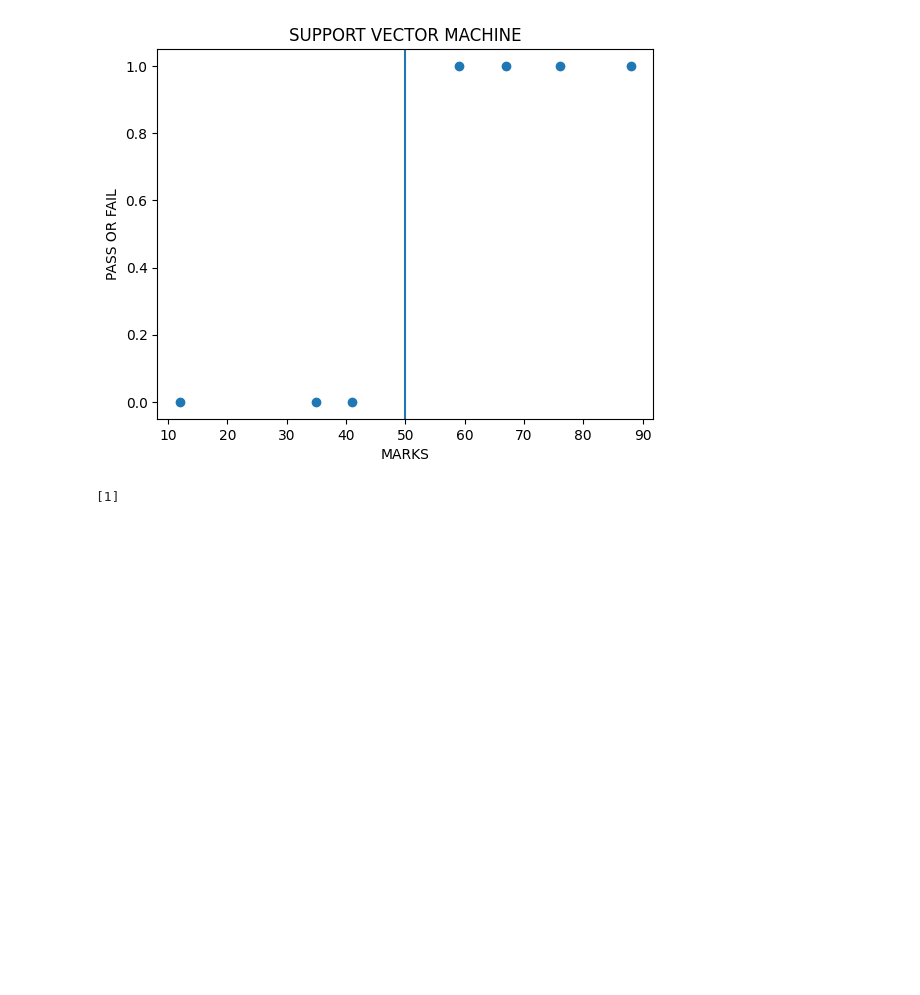
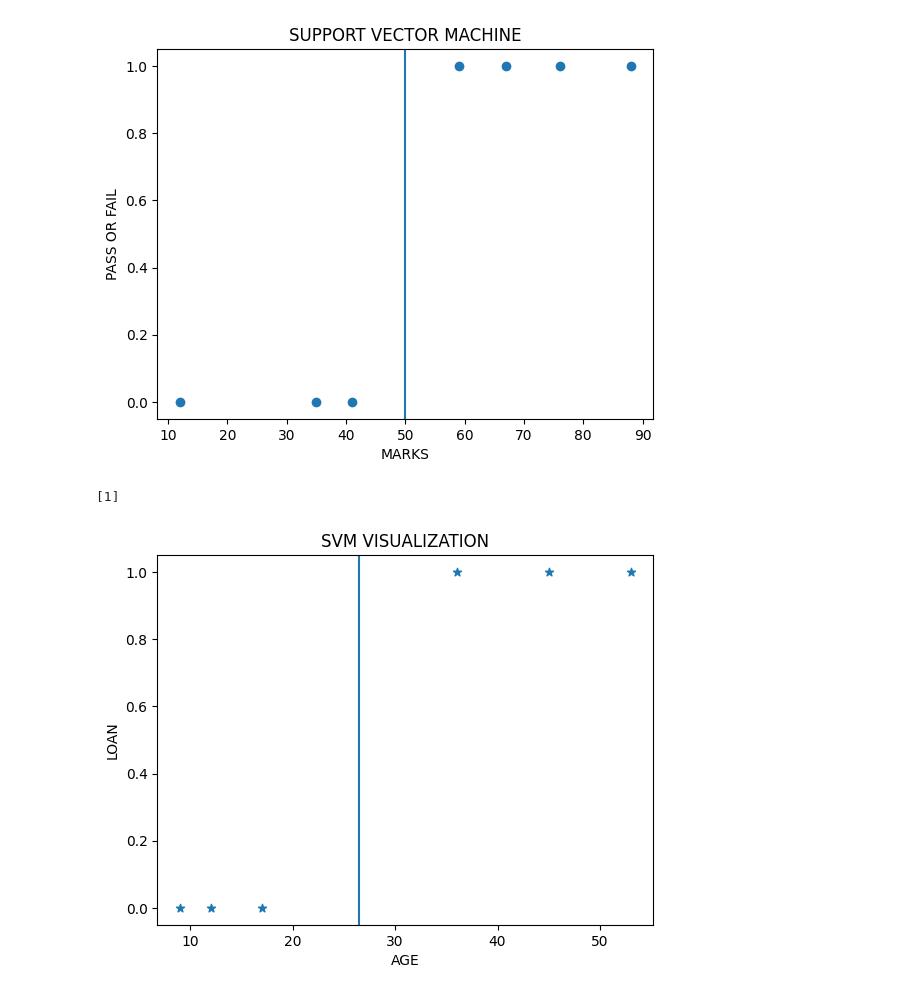
Before and after one commit to keerthimareedu3/keerthi, a Jupyter notebook: MACHINE_LEARNING.ipynb, the cells around one changed output. Cells and saved outputs as stored; diff of their text form; code cells hidden in the pictures; blank space fills up the shorter version.

```diff
--- a/MACHINE_LEARNING.ipynb
+++ b/MACHINE_LEARNING.ipynb
@@ -1553,19 +1552,30 @@ plt.show()
 # %%
 import pandas as pd
 from sklearn.model_selection import train_test_split
 from sklearn.svm import SVC
 import matplotlib.pyplot as plt
-
+import warnings
+warnings.filterwarnings("ignore")
 values={
     "age":[17,45,12,9,53,36],
     "loan":[0,1,0,0,1,1]
 }
 df=pd.DataFrame(values)
 x=df.drop("loan",axis="columns")
 y=df["loan"]
 x_train,x_test,y_train,y_test=train_test_split(x,y,test_size=5,random_state=100)
 model=SVC(kernel="linear")
 model.fit(x,y)
 print(model.predict([[59]]))
+m=model.coef_[0]
+n=model.intercept_[0]
+decision_line=-n/m[0]
+plt.title("SVM VISUALIZATION")
+plt.xlabel("AGE")
+plt.ylabel("LOAN")
+plt.scatter(x,y,marker="*")
+plt.axvline(x=decision_line, linestyle='-')
+plt.show()
 # %% [output]
 [1]
+[figure, added]
```
Also changed, not shown: parts of 1 cell of this notebook.
